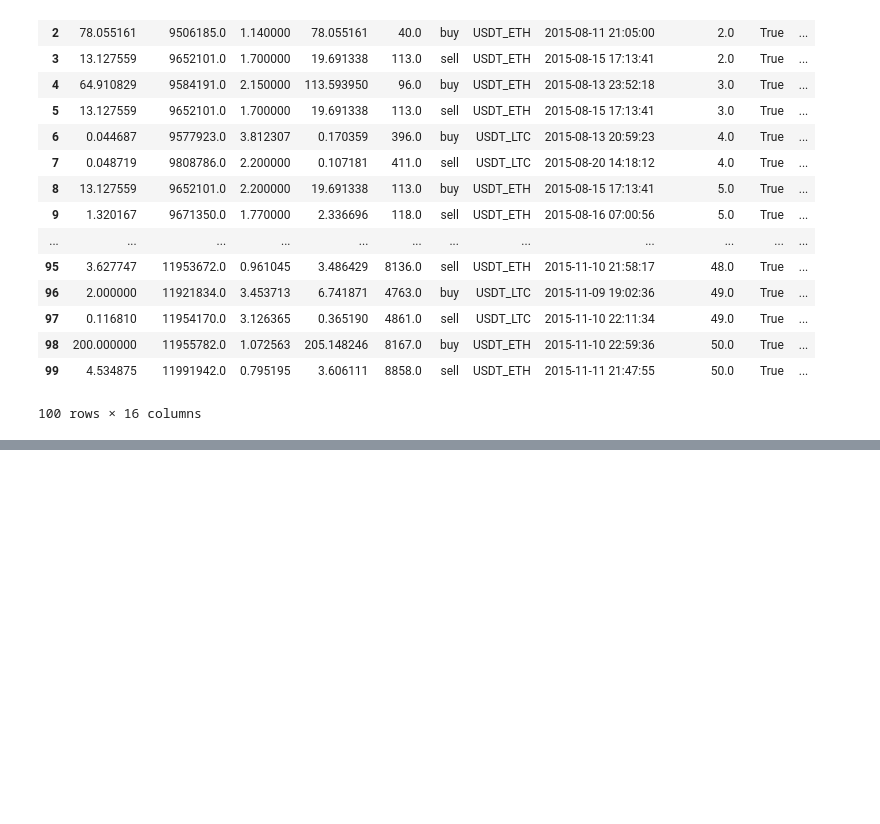
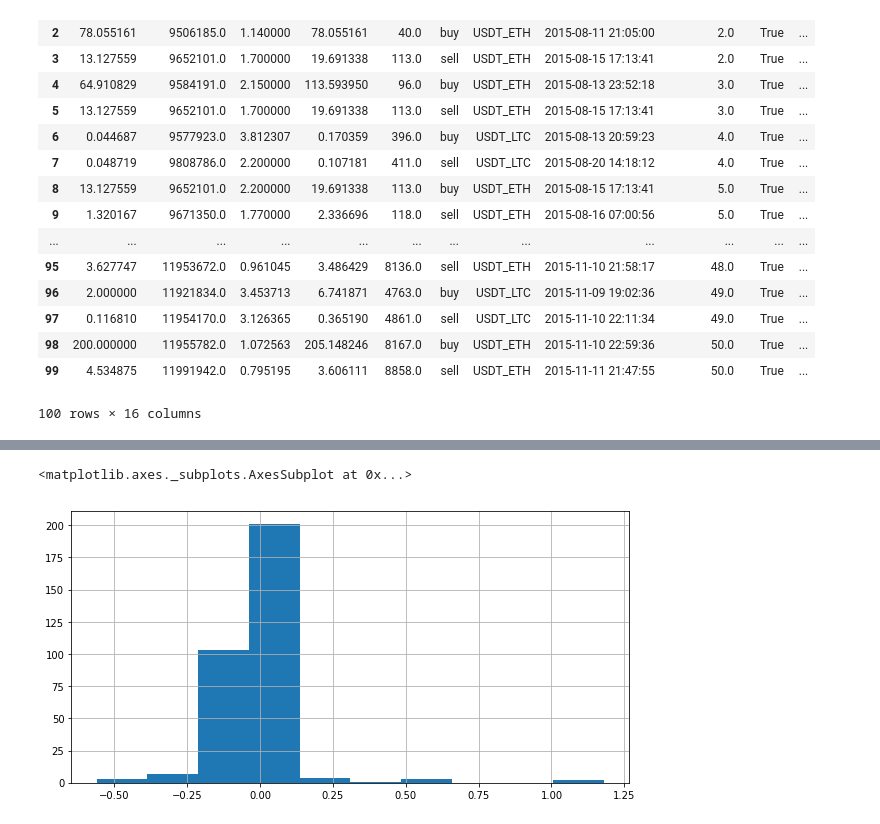
Before and after one commit to nikolasmagno/btc-alt, a Jupyter notebook: BackTest.ipynb, the cells around one changed output, grey strips where cells are left out. Drawn from its saved outputs; the diff is of its cells as text; code cells hidden in the pictures; blank space fills up the shorter version.

```diff
--- a/BackTest.ipynb
+++ b/BackTest.ipynb
@@ -407,0 +419,5 @@ Quantidade de operações possíveis 325.0
+# %%
+resultado_operacoes[resultado_operacoes.type == 'buy'].retorno.hist(figsize=(10,5))
+# %% [output]
+<matplotlib.axes._subplots.AxesSubplot at 0x...>
+[figure, added]
```
Also changed, not shown: parts of 3 cells of this notebook.
